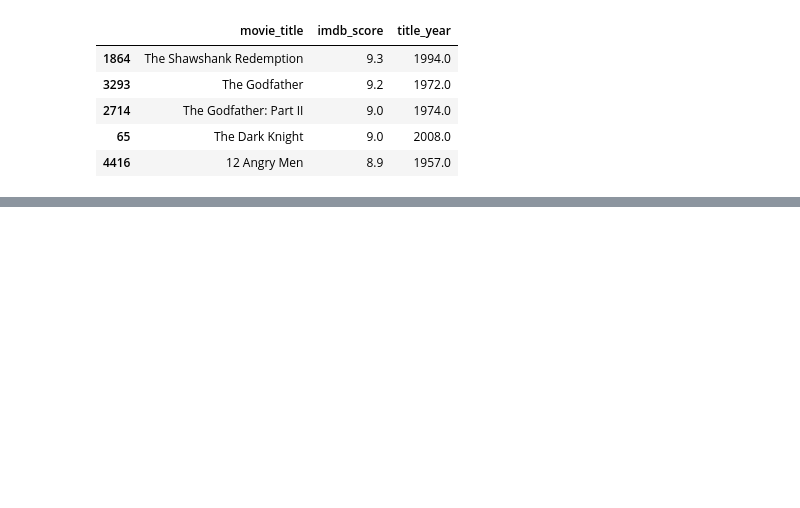
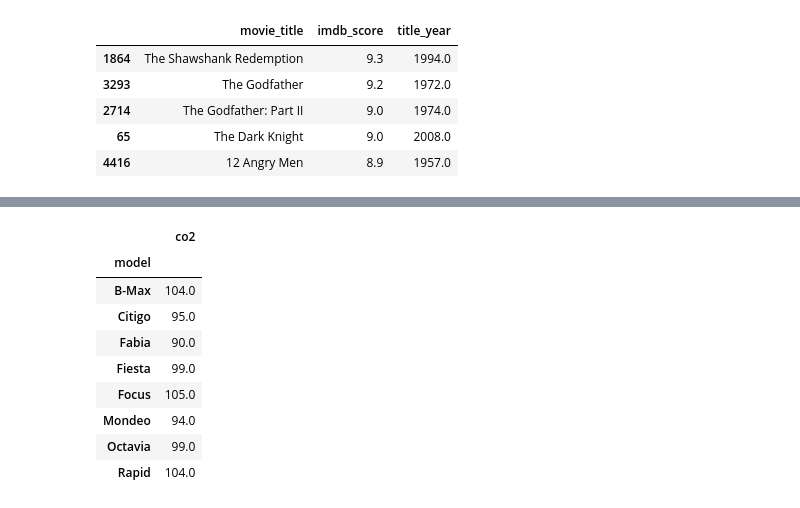
Before and after one commit to rj7shakya/python_ml, a Jupyter notebook: pandas.ipynb, the cells around one changed output, grey strips where cells are left out. Cells and saved outputs as stored; diff of their text form; code cells hidden in the pictures; blank space fills up the shorter version.

```diff
--- a/pandas.ipynb
+++ b/pandas.ipynb
@@ -91,0 +218,13 @@ df.groupby(['title_year'])['imdb_score','budget'].max()
+# %%
+df.groupby(["model"]).mean()
+# %% [output]
+|  | co2 |
+| model |  |
+| B-Max | 104.0 |
+| Citigo | 95.0 |
+| Fabia | 90.0 |
+| Fiesta | 99.0 |
+| Focus | 105.0 |
+| Mondeo | 94.0 |
+| Octavia | 99.0 |
+| Rapid | 104.0 |
```
Also changed, not shown: parts of 19 cells of this notebook.
